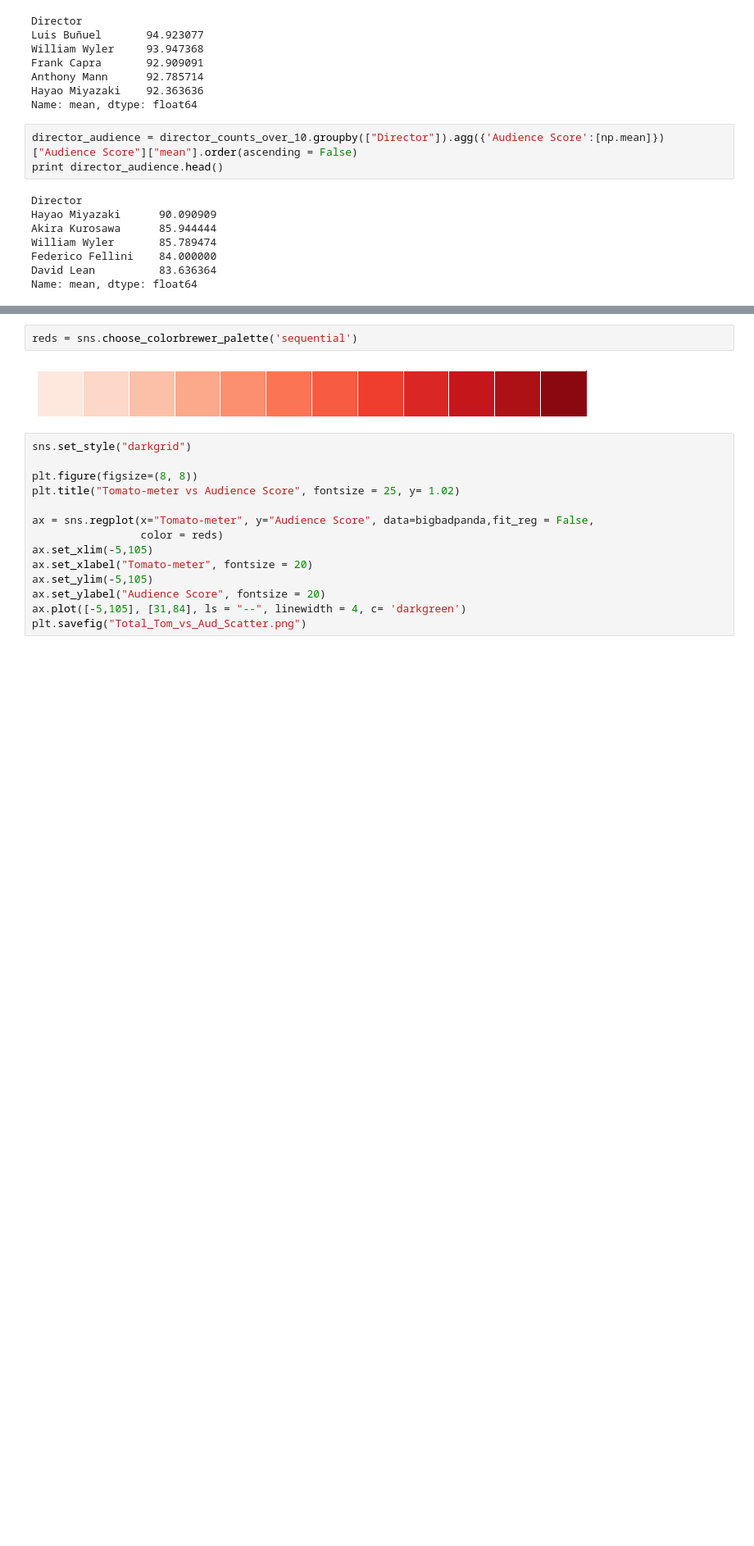
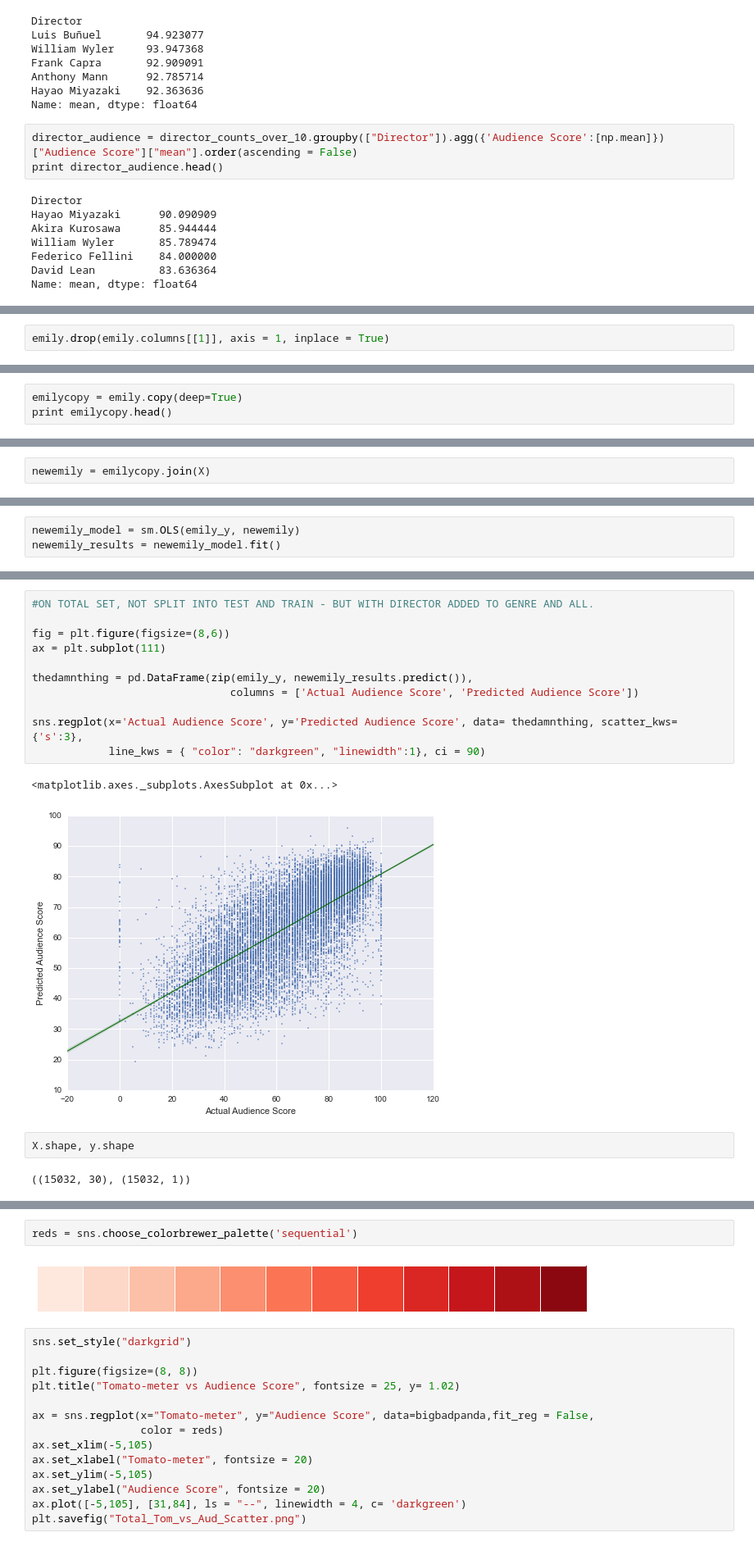
Before and after one commit to yongcho822/Predictive-RottenTomatoes, a Jupyter notebook: PandasCity.ipynb, the cells around one changed output, grey strips where cells are left out. Shown at 82% size. Saved outputs shown, nothing was run; the diff lists cells and outputs as text; blank space fills up the shorter version.

```diff
--- a/PandasCity.ipynb
+++ b/PandasCity.ipynb
@@ -1077,0 +1033,2 @@ sns.regplot(x='Actual Audience Score', y='Predicted Audience Score', data= df_fo
+# %%
+emily.drop(emily.columns[[1]], axis = 1, inplace = True)
@@ -1077,0 +1055,3 @@ sns.regplot(x='Actual Audience Score', y='Predicted Audience Score', data= df_fo
+# %%
+emilycopy = emily.copy(deep=True)
+print emilycopy.head()
@@ -1077,0 +1076,2 @@ sns.regplot(x='Actual Audience Score', y='Predicted Audience Score', data= df_fo
+# %%
+newemily = emilycopy.join(X)
@@ -1077,0 +1111,3 @@ sns.regplot(x='Actual Audience Score', y='Predicted Audience Score', data= df_fo
+# %%
+newemily_model = sm.OLS(emily_y, newemily)
+newemily_results = newemily_model.fit()
@@ -1077,0 +1134,18 @@ sns.regplot(x='Actual Audience Score', y='Predicted Audience Score', data= df_fo
+# %%
+#ON TOTAL SET, NOT SPLIT INTO TEST AND TRAIN - BUT WITH DIRECTOR ADDED TO GENRE AND ALL.
+
+fig = plt.figure(figsize=(8,6))
+ax = plt.subplot(111)
+
+thedamnthing = pd.DataFrame(zip(emily_y, newemily_results.predict()),
+                               columns = ['Actual Audience Score', 'Predicted Audience Score'])
+
+sns.regplot(x='Actual Audience Score', y='Predicted Audience Score', data= thedamnthing, scatter_kws={'s':3},
+            line_kws = { "color": "darkgreen", "linewidth":1}, ci = 90)
+# %% [output]
+<matplotlib.axes._subplots.AxesSubplot at 0x...>
+[figure, added]
+# %%
+X.shape, y.shape
+# %% [output]
+((15032, 30), (15032, 1))
```
Also changed, not shown: parts of 82 cells of this notebook.
